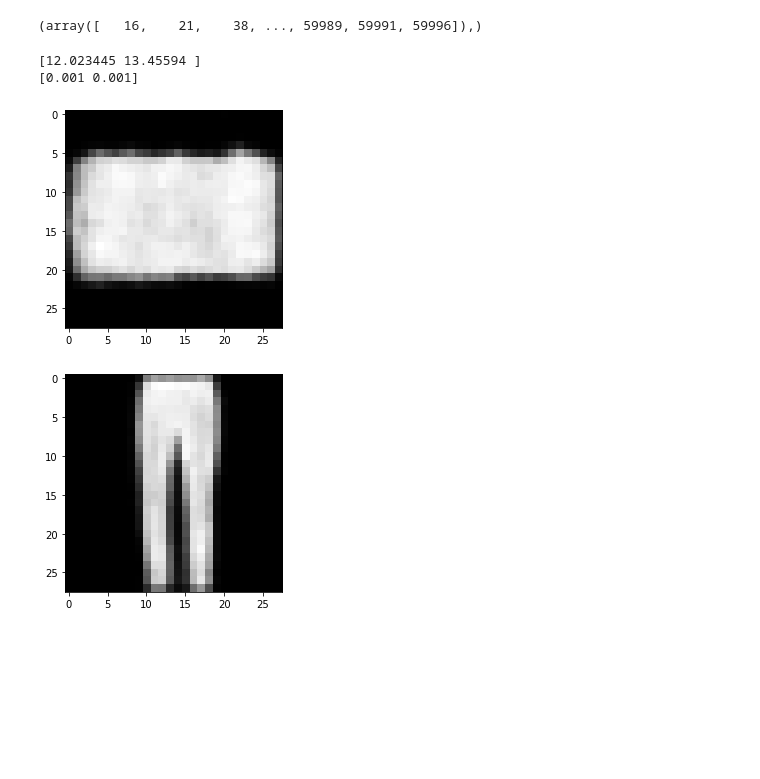
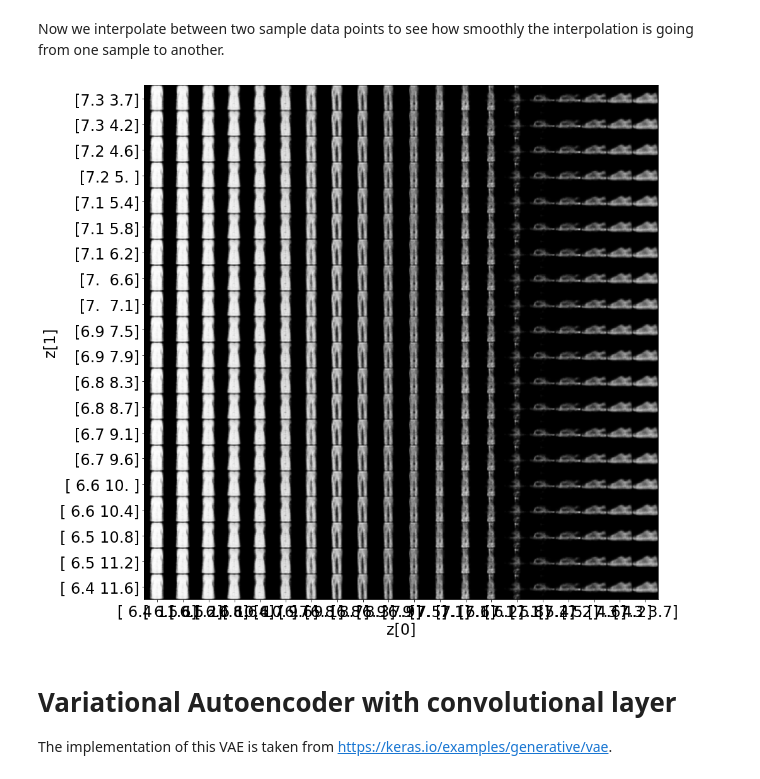
Before and after one commit to FBallert/vae_fashion_mnist_T3M40508, a Jupyter notebook: AE_LatentShowcase.ipynb, the cells around one changed output. Saved outputs shown, nothing was run; the diff lists cells and outputs as text; code cells hidden in the pictures; blank space fills up the shorter version.

```diff
--- a/AE_LatentShowcase.ipynb
+++ b/AE_LatentShowcase.ipynb
@@ -75,5 +89,5 @@ for layer in decoder_layers:
   print(layer.name)
   decoded = layer(decoded)
 # Create the decoder model
-decoder = tf.keras.Model(latent_input, decoded)
+ae_decoder = tf.keras.Model(latent_input, decoded)
 # %% [output]
@@ -141,26 +142,54 @@ for i in range(9):
-# %%
-np.where(y_train == 1)
-# %% [output]
-(array([   16,    21,    38, ..., 59989, 59991, 59996]),)
-# %%
-import random
-latent_values = encoder.predict(x_train)
-# For reproducability
-random.seed(23)
-random_example_idx = random.randint(0, len(x_train))
-print(latent_values[random_example_idx])
-latent_values[random_example_idx][0] = 0.001 #latent_values[random_example_idx][0] - 2
-latent_values[random_example_idx][1] = 0.001
-figure = decoder.predict(np.reshape(latent_values[random_example_idx], (1, 2)))
-print(latent_values[random_example_idx])
-
-pyplot.imshow(np.reshape(figure, (28, 28)), cmap=pyplot.get_cmap('gray'))
-pyplot.show()
-pyplot.imshow(np.reshape(figures[random_example_idx], (28, 28)), cmap=pyplot.get_cmap('gray'))
-pyplot.show()
-# %% [output]
-[12.023445 13.45594 ]
-[0.001 0.001]
-[figure, removed]
-[figure, removed]
+# %% [markdown]
+Now we interpolate between two sample data points to see how smoothly the interpolation is going from one sample to another.
+# %%
+# Interpolation between two random samples
+
+random.seed(29)
+random_example_idx = random.randint(0, len(x_train))
+random.seed(30000)
+random_example_2_idx = random.randint(0, len(x_train))
+
+lin_int_space = np.linspace(latent_values[random_example_2_idx], latent_values[random_example_idx], num=10)
+
+def plot_latent_space(n=20, figsize=15):
+    # display a n*n 2D manifold of digits
+    digit_size = 28
+    scale = 1
+    figure = np.zeros((digit_size * n, digit_size * n))
+    # linearly spaced coordinates corresponding to the 2D plot
+    # of digit classes in the latent space
+    grid_x = np.linspace(latent_values[random_example_2_idx], latent_values[random_example_idx], n)
+    grid_y = np.linspace(latent_values[random_example_2_idx], latent_values[random_example_idx], n)[::-1]
+
+    for i, yi in enumerate(grid_y):
+        for j, xi in enumerate(grid_x):
+            z_sample = np.array([xi])
+            x_decoded = ae_decoder.predict(z_sample)
+            digit = x_decoded[0].reshape(digit_size, digit_size)
+            figure[
+                i * digit_size : (i + 1) * digit_size,
+                j * digit_size : (j + 1) * digit_size,
+            ] = digit
+
+    plt.figure(figsize=(figsize, figsize))
+    start_range = digit_size // 2
+    end_range = n * digit_size + start_range
+    pixel_range = np.arange(start_range, end_range, digit_size)
+    sample_range_x = np.round(grid_x, 1)
+    sample_range_y = np.round(grid_y, 1)
+    plt.xticks(pixel_range, sample_range_x)
+    plt.yticks(pixel_range, sample_range_y)
+    plt.xlabel("z[0]")
+    plt.ylabel("z[1]")
+    plt.imshow(figure, cmap="Greys_r")
+    plt.show()
+
+
+plot_latent_space()
+# %% [output]
+[figure, added]
+# %% [markdown]
+# Variational Autoencoder with convolutional layer
+
+The implementation of this VAE is taken from https://keras.io/examples/generative/vae.
 # %%
```
Also changed, not shown: parts of 22 cells of this notebook.
